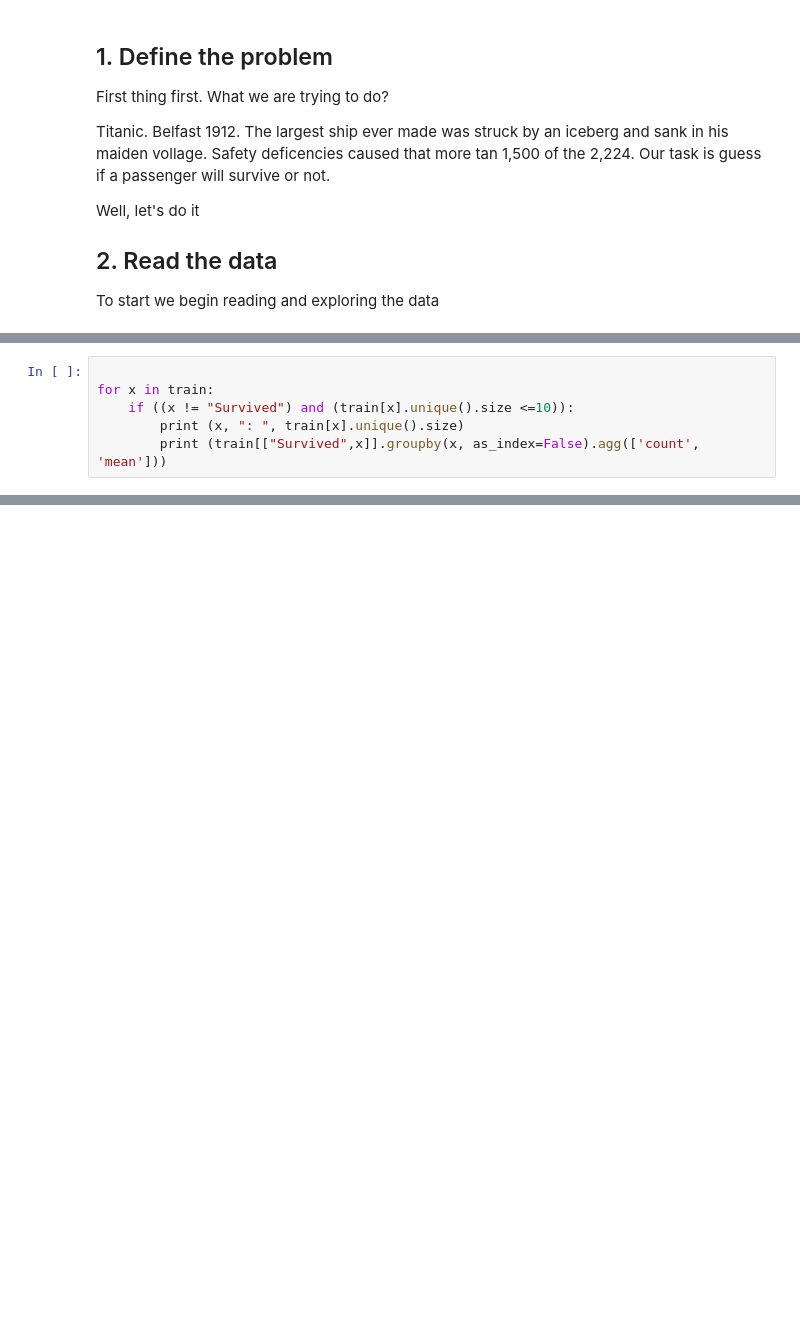
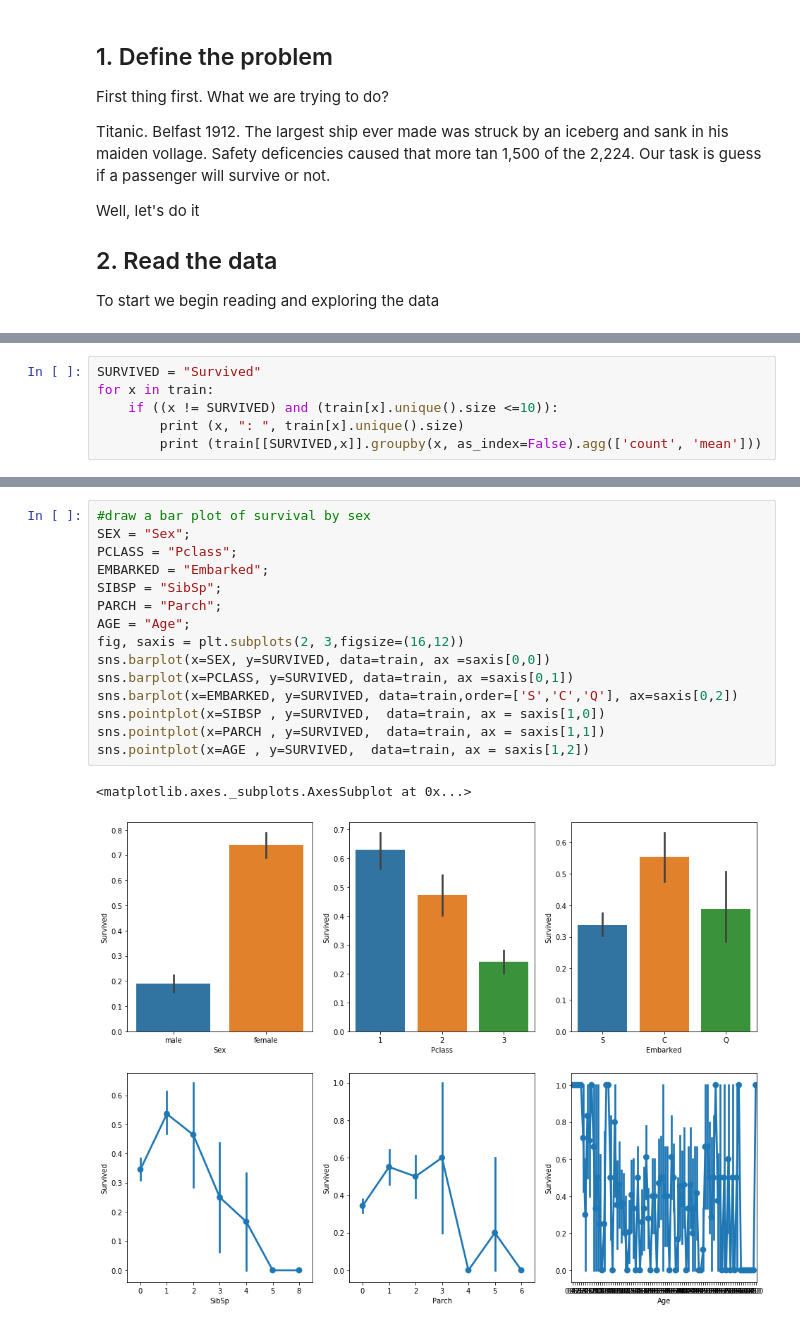
Before and after one commit to Robert-Freire/Kaggle_Titanic, a Jupyter notebook: notebooks/Titanic A learning journey.ipynb, the cells around one changed output, grey strips where cells are left out. Cells and saved outputs as stored; diff of their text form; blank space fills up the shorter version.

```diff
--- a/notebooks/Titanic A learning journey.ipynb
+++ b/notebooks/Titanic A learning journey.ipynb
@@ -88,8 +140,8 @@ print(train.Embarked.unique())
 
     First we will try to discover correlations between values and result
 # %%
-
+SURVIVED = "Survived"
 for x in train:
-    if ((x != "Survived") and (train[x].unique().size <=10)):
+    if ((x != SURVIVED) and (train[x].unique().size <=10)):
         print (x, ": ", train[x].unique().size)
-        print (train[["Survived",x]].groupby(x, as_index=False).agg(['count', 'mean']))
+        print (train[[SURVIVED,x]].groupby(x, as_index=False).agg(['count', 'mean']))
@@ -96,2 +166,20 @@ for x in train:
+# %%
+#draw a bar plot of survival by sex
+SEX = "Sex";
+PCLASS = "Pclass";
+EMBARKED = "Embarked";
+SIBSP = "SibSp";
+PARCH = "Parch";
+AGE = "Age";
+fig, saxis = plt.subplots(2, 3,figsize=(16,12))
+sns.barplot(x=SEX, y=SURVIVED, data=train, ax =saxis[0,0])
+sns.barplot(x=PCLASS, y=SURVIVED, data=train, ax =saxis[0,1])
+sns.barplot(x=EMBARKED, y=SURVIVED, data=train,order=['S','C','Q'], ax=saxis[0,2])
+sns.pointplot(x=SIBSP , y=SURVIVED,  data=train, ax = saxis[1,0])
+sns.pointplot(x=PARCH , y=SURVIVED,  data=train, ax = saxis[1,1])
+sns.pointplot(x=AGE , y=SURVIVED,  data=train, ax = saxis[1,2])
+# %% [output]
+<matplotlib.axes._subplots.AxesSubplot at 0x...>
+[figure, added]
 # %% [markdown]
 Well, this is interesting for what it says and for what is missig.
```
Also changed, not shown: parts of 14 cells of this notebook, 2 other files.
